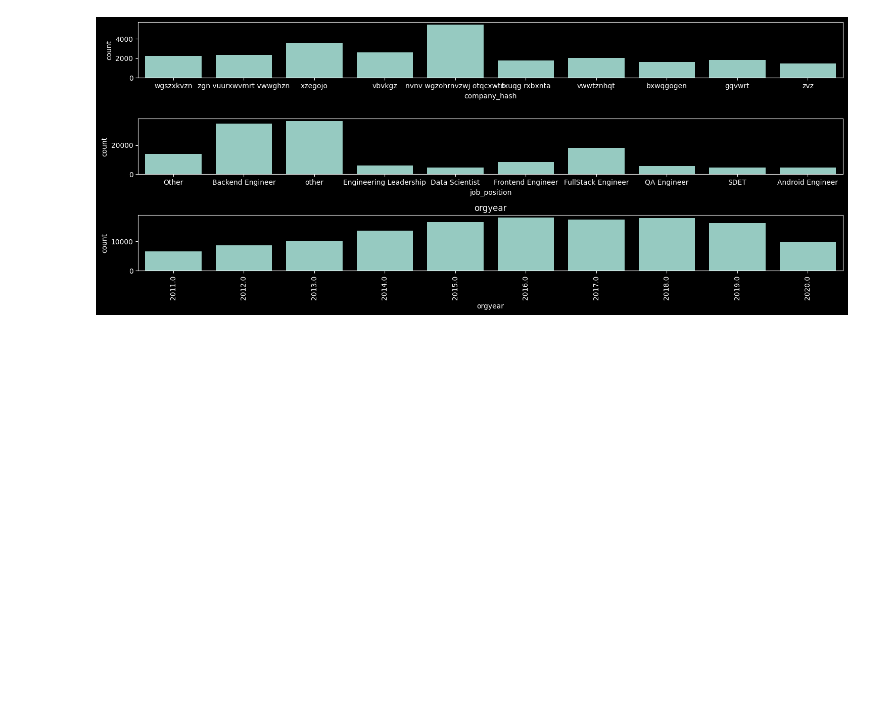
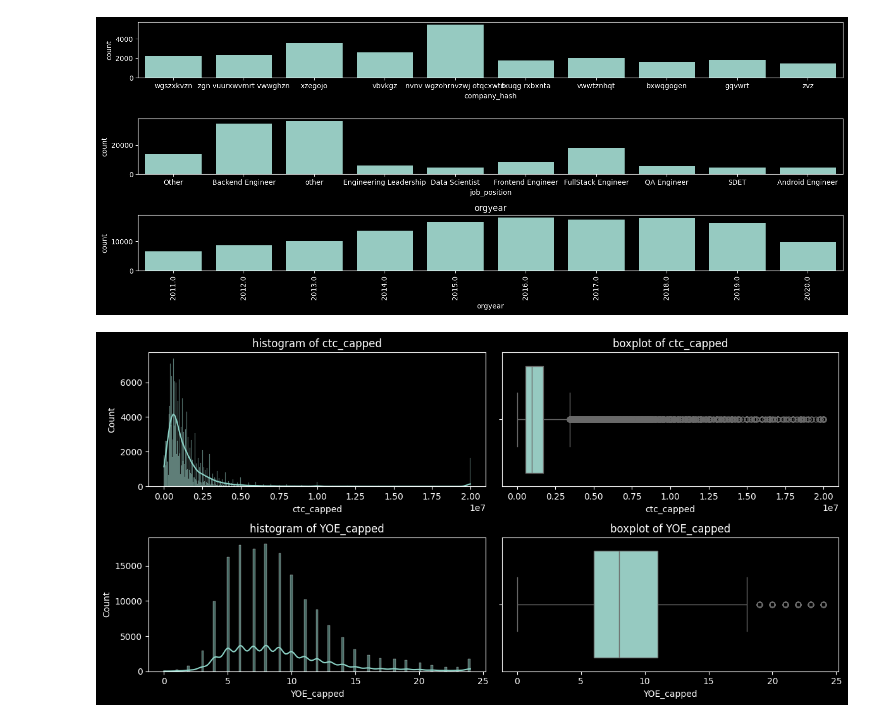
Before and after one commit to VDdotexe/Weekend_Scratching, a Jupyter notebook: case_studies/Clustering_CS.ipynb, the cells around one changed output. Drawn from its saved outputs; the diff is of its cells as text; code cells hidden in the pictures; blank space fills up the shorter version.

```diff
--- a/case_studies/Clustering_CS.ipynb
+++ b/case_studies/Clustering_CS.ipynb
@@ -493,3 +493,17 @@ plt.tight_layout()
 plt.show()
 # %% [output]
 [figure]
+# %%
+fig, ax= plt.subplots(len(num_cols), 2, figsize= (12, 6))
+
+for i, col in enumerate(num_cols):
+    sns.histplot(data= df2, x= col, kde= True, ax= ax[i][0])
+    ax[i][0].set_title(f"histogram of {col}")
+
+    sns.boxplot(data= df2, x= col, ax= ax[i][1])
+    ax[i][1].set_title(f"boxplot of {col}")
+
+plt.tight_layout()
+plt.show()
+# %% [output]
+[figure, added]
```
Also changed, not shown: parts of 2 cells of this notebook.
